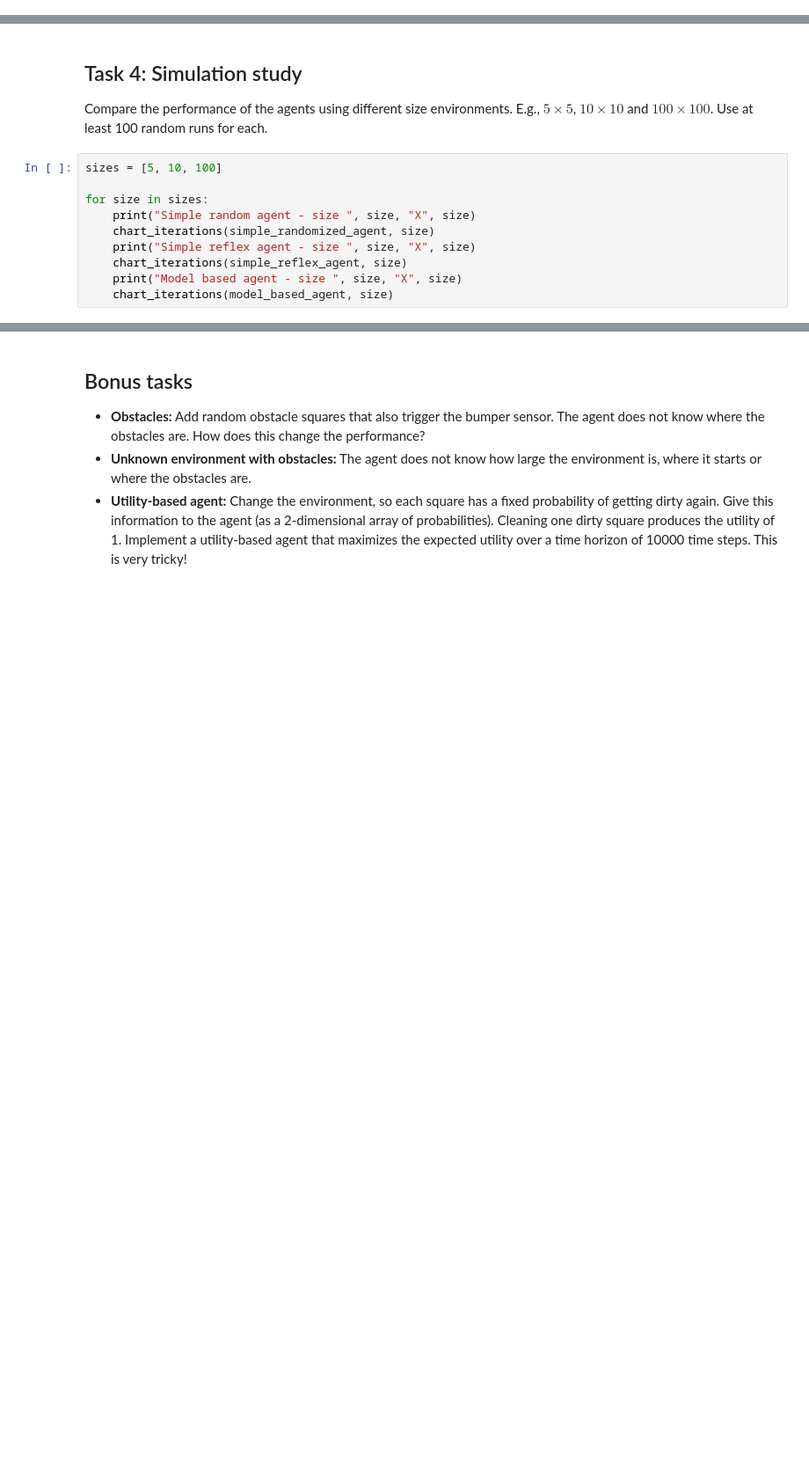
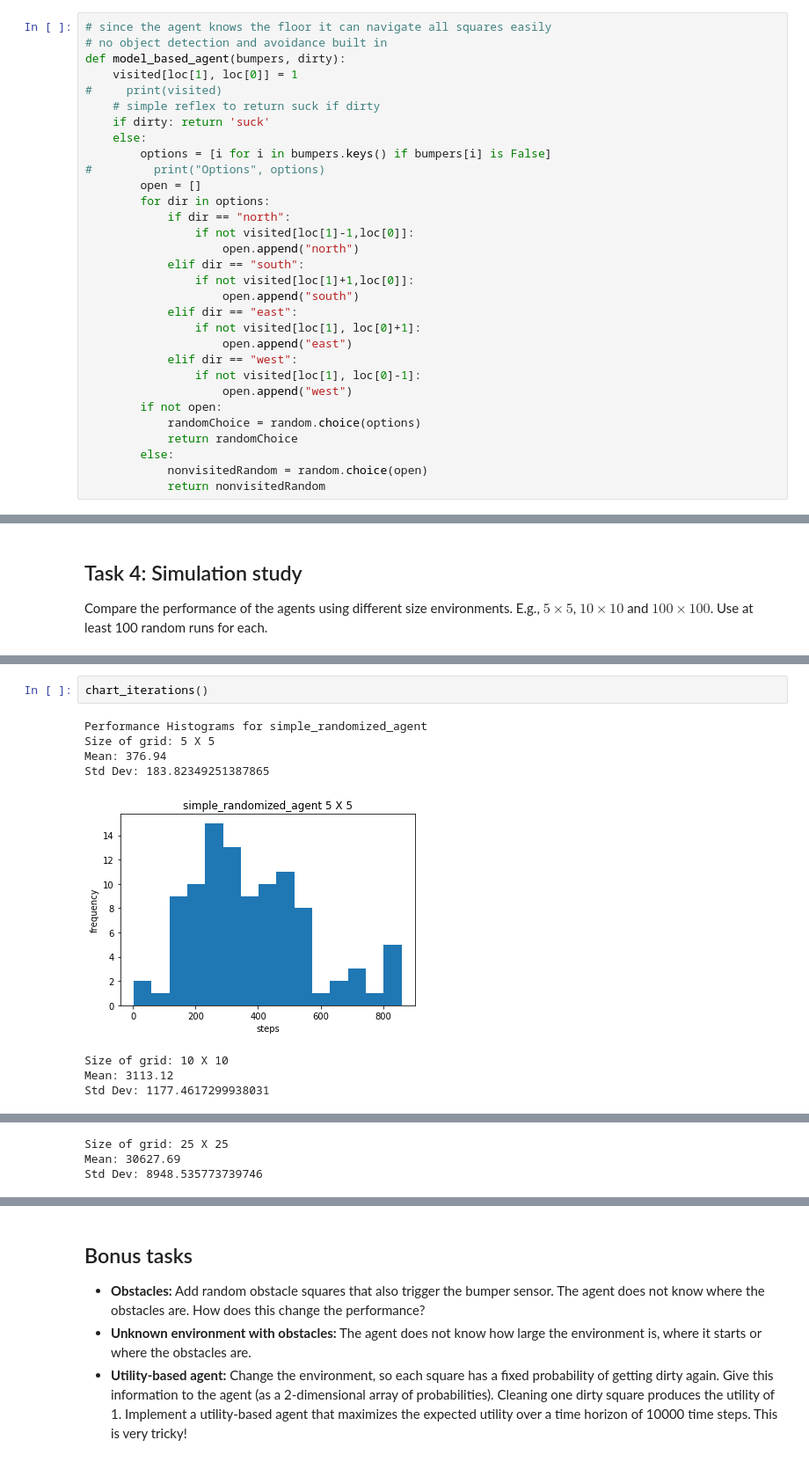
Before and after one commit to mitchmorrison2/CS7320-AI, a Jupyter notebook: Agents/simple_randomized_agent.ipynb, the cells around one changed output, grey strips where cells are left out. Shown at 88% size. Cells and saved outputs as stored; diff of their text form; blank space fills up the shorter version.

Commit message:
Charts added

```diff
--- a/Agents/simple_randomized_agent.ipynb
+++ b/Agents/simple_randomized_agent.ipynb
@@ -181,3 +150,34 @@ def model_based_agent(bumpers, dirty):
+# %%
+# since the agent knows the floor it can navigate all squares easily
+# no object detection and avoidance built in
+def model_based_agent(bumpers, dirty):
+    visited[loc[1], loc[0]] = 1
+#     print(visited)
+    # simple reflex to return suck if dirty
+    if dirty: return 'suck'
+    else:
+        options = [i for i in bumpers.keys() if bumpers[i] is False]
+#         print("Options", options)
+        open = []
+        for dir in options:
+            if dir == "north":
+                if not visited[loc[1]-1,loc[0]]:
+                    open.append("north")
+            elif dir == "south":
+                if not visited[loc[1]+1,loc[0]]:
+                    open.append("south")
+            elif dir == "east":
+                if not visited[loc[1], loc[0]+1]:
+                    open.append("east")
+            elif dir == "west":
+                if not visited[loc[1], loc[0]-1]:
+                    open.append("west")
+        if not open:
+            randomChoice = random.choice(options)
+            return randomChoice
+        else:
+            nonvisitedRandom = random.choice(open)
+            return nonvisitedRandom
 # %%
 # This agent will always touch each square only once with exception to the squares that are dirty because it requires more than just one action.
 # If the room expands, it does not affect the performance of the agent as it is linear based on the amount of squares that exist.
@@ -190,13 +192,3 @@ SyntaxError: invalid syntax (<ipython-input-223-0301366057f8>, line 1)
 
 Compare the performance of the agents using different size environments. E.g., $5 \times 5$, $10 \times 10$ and
 $100 \times 100$. Use at least 100 random runs for each.
-# %%
-sizes = [5, 10, 100]
-
-for size in sizes:
-    print("Simple random agent - size ", size, "X", size)
-    chart_iterations(simple_randomized_agent, size)
-    print("Simple reflex agent - size ", size, "X", size)
-    chart_iterations(simple_reflex_agent, size)
-    print("Model based agent - size ", size, "X", size)
-    chart_iterations(model_based_agent, size)
@@ -222,0 +247,11 @@ Model based agent - size  10 X 10
+# %%
+chart_iterations()
+# %% [output]
+Performance Histograms for simple_randomized_agent
+Size of grid: 5 X 5
+Mean: 376.94
+Std Dev: 183.82349251387865
+[figure, added]
+Size of grid: 10 X 10
+Mean: 3113.12
+Std Dev: 1177.4617299938031
@@ -222,0 +259,3 @@ Model based agent - size  10 X 10
+Size of grid: 25 X 25
+Mean: 30627.69
+Std Dev: 8948.535773739746
```
Also changed, not shown: parts of 10 cells of this notebook.
